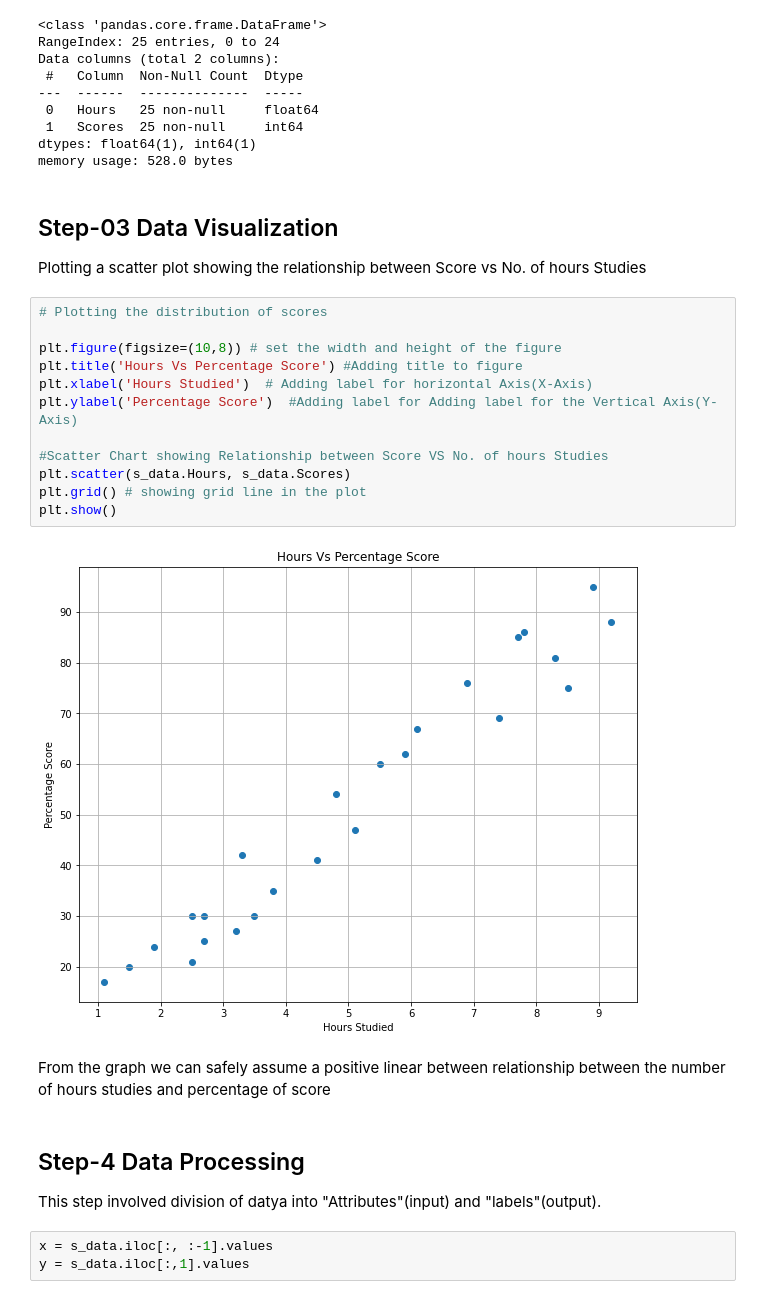
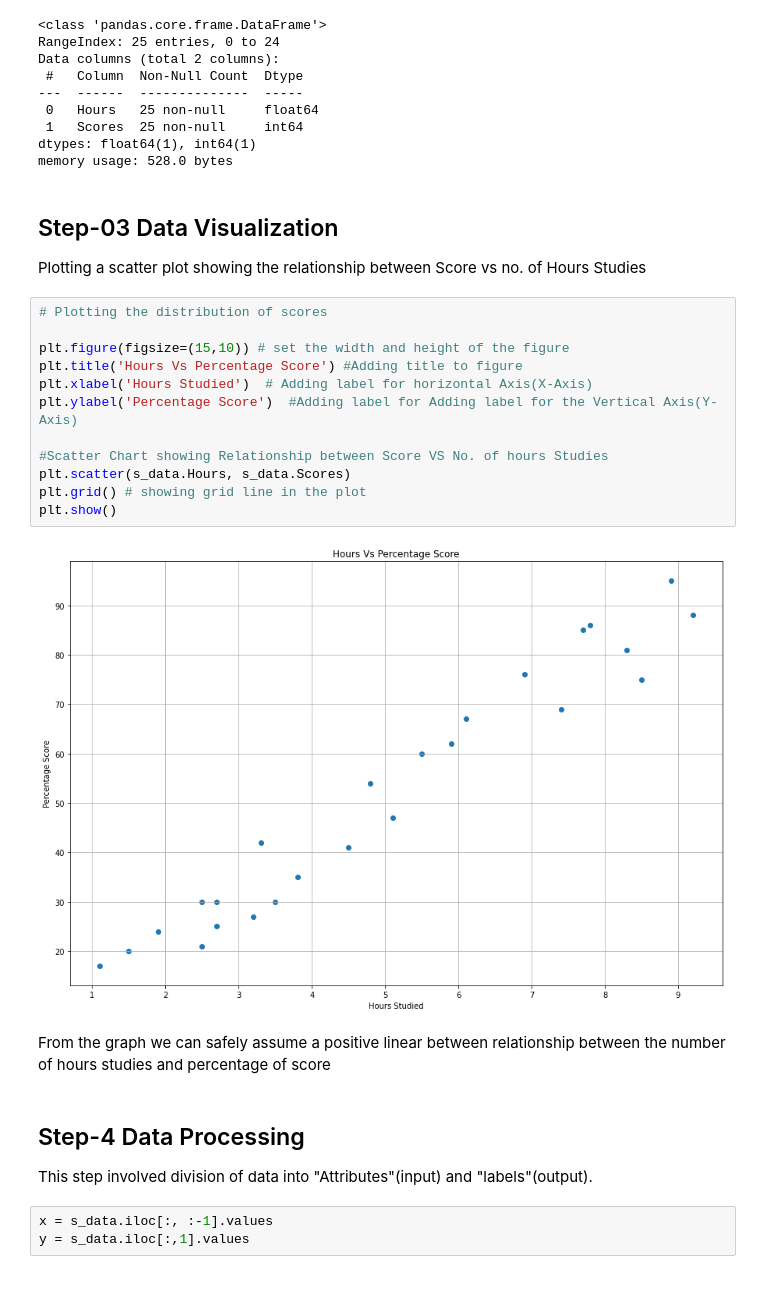
Before and after one commit to SRS014/Machine-Learning-Projects, a Jupyter notebook: GRIP INTERNSHIP/Prediction Using Supervised ML (Task-01).ipynb, the cells around one changed output. Drawn from its saved outputs; the diff is of its cells as text.

```diff
--- a/GRIP INTERNSHIP/Prediction Using Supervised ML (Task-01).ipynb
+++ b/GRIP INTERNSHIP/Prediction Using Supervised ML (Task-01).ipynb
@@ -81,26 +83,26 @@ dtypes: float64(1), int64(1)
 memory usage: 528.0 bytes
 # %% [markdown]
 ## Step-03 Data Visualization
-Plotting a scatter plot showing the relationship between Score vs No. of hours Studies
+Plotting a scatter plot showing the relationship between Score vs no. of Hours Studies
 # %%
 # Plotting the distribution of scores
 
-plt.figure(figsize=(10,8)) # set the width and height of the figure
+plt.figure(figsize=(15,10)) # set the width and height of the figure
 plt.title('Hours Vs Percentage Score') #Adding title to figure
 plt.xlabel('Hours Studied')  # Adding label for horizontal Axis(X-Axis)
 plt.ylabel('Percentage Score')  #Adding label for Adding label for the Vertical Axis(Y-Axis)
 
 #Scatter Chart showing Relationship between Score VS No. of hours Studies
 plt.scatter(s_data.Hours, s_data.Scores)
 plt.grid() # showing grid line in the plot
 plt.show()
 # %% [output]
-[figure, old version]
+[figure, new version]
 # %% [markdown]
 From the graph we can safely assume a positive linear between relationship between the number of hours studies and percentage of score
 # %% [markdown]
 ## Step-4 Data Processing
-This step involved division of datya into "Attributes"(input) and "labels"(output).
+This step involved division of data into "Attributes"(input) and "labels"(output).
 # %%
 x = s_data.iloc[:, :-1].values
 y = s_data.iloc[:,1].values
```
Also changed, not shown: parts of 11 cells of this notebook, 1 other file.
